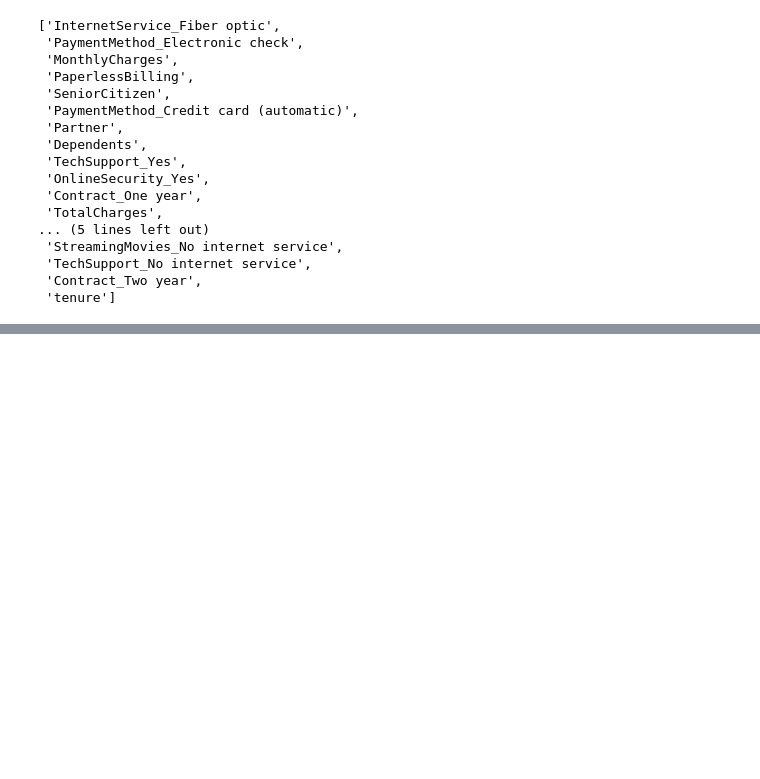
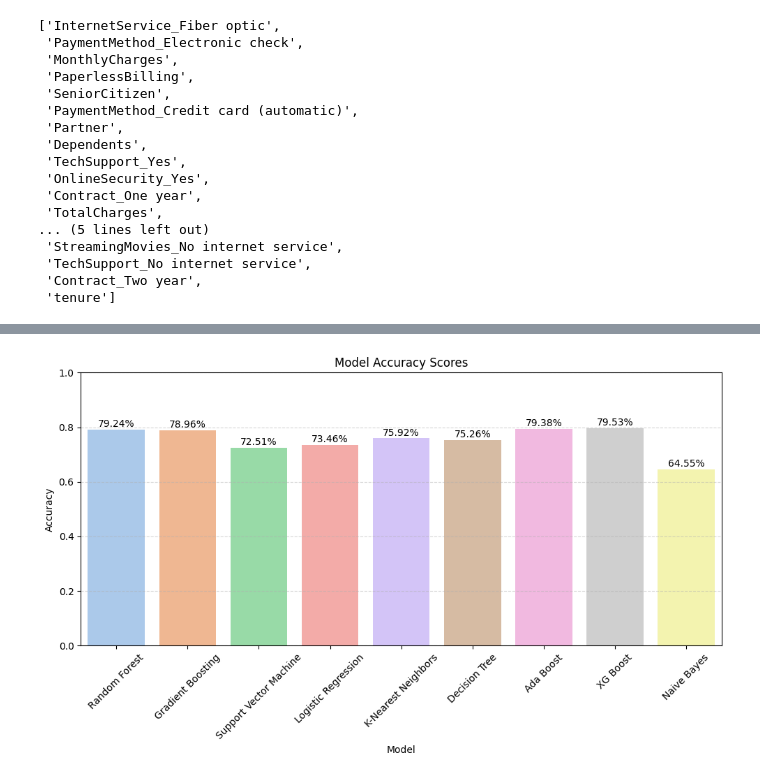
Before and after one commit to abhiii1801/Learning-AI-and-Machine-Leaning, a Jupyter notebook: cust-chrun.ipynb, the cells around one changed output, grey strips where cells are left out. Cells and saved outputs as stored; diff of their text form; code cells hidden in the pictures; blank space fills up the shorter version.

Commit message:
finished customer churn project

```diff
--- a/cust-chrun.ipynb
+++ b/cust-chrun.ipynb
@@ -85,3 +85,7 @@ plt.title("Unique values per column")
 plt.show()
 # %% [output]
 [figure]
+# %%
+for col in data.columns:
+    if data[col].dtype != 'int64' and data[col].dtype != 'float64':
+        print(f'{col} : {data[col].unique()}')
@@ -135,6 +157,9 @@ high_impact_features
  'Contract_Two year',
  'tenure']
 # %%
-X = data[high_impact_features]
+X = data.drop(columns=['Churn'])
 y = data['Churn']
 # %%
+from sklearn.model_selection import train_test_split
+
+X_train, X_test, y_train, y_test = train_test_split(X, y, test_size=0.3, random_state=42, stratify=y,)
@@ -142,0 +166,11 @@ AttributeError: 'Series' object has no attribute 'columns'
+# %%
+from sklearn.ensemble import RandomForestClassifier
+
+
+model = RandomForestClassifier(n_estimators=100, random_state=42, class_weight='balanced',max_depth = 10)
+
+# Train
+model.fit(X_train, y_train)
+
+# Predict
+y_pred = model.predict(X_test)
@@ -142,0 +316,22 @@ AttributeError: 'Series' object has no attribute 'columns'
+# %%
+# Define a color palette for the bars
+plt.figure(figsize=(10, 6))
+
+# Simple pastel barplot
+ax = sns.barplot(x='Model', y='Accuracy', data=scores_df, palette='pastel')
+
+# Add labels on bars
+for p in ax.patches:
+    ax.text(p.get_x() + p.get_width()/2, p.get_height() + 0.01,
+            f"{p.get_height():.2%}", ha='center')
+
+# Formatting
+plt.title("Model Accuracy Scores")
+plt.ylabel("Accuracy")
+plt.xticks(rotation=45)
+plt.ylim(0, 1)   # accuracy between 0 and 1
+plt.grid(axis='y', linestyle='--', alpha=0.5)
+plt.tight_layout()
+plt.show()
+# %% [output]
+[figure, added]
```
Also changed, not shown: parts of 8 cells of this notebook.
